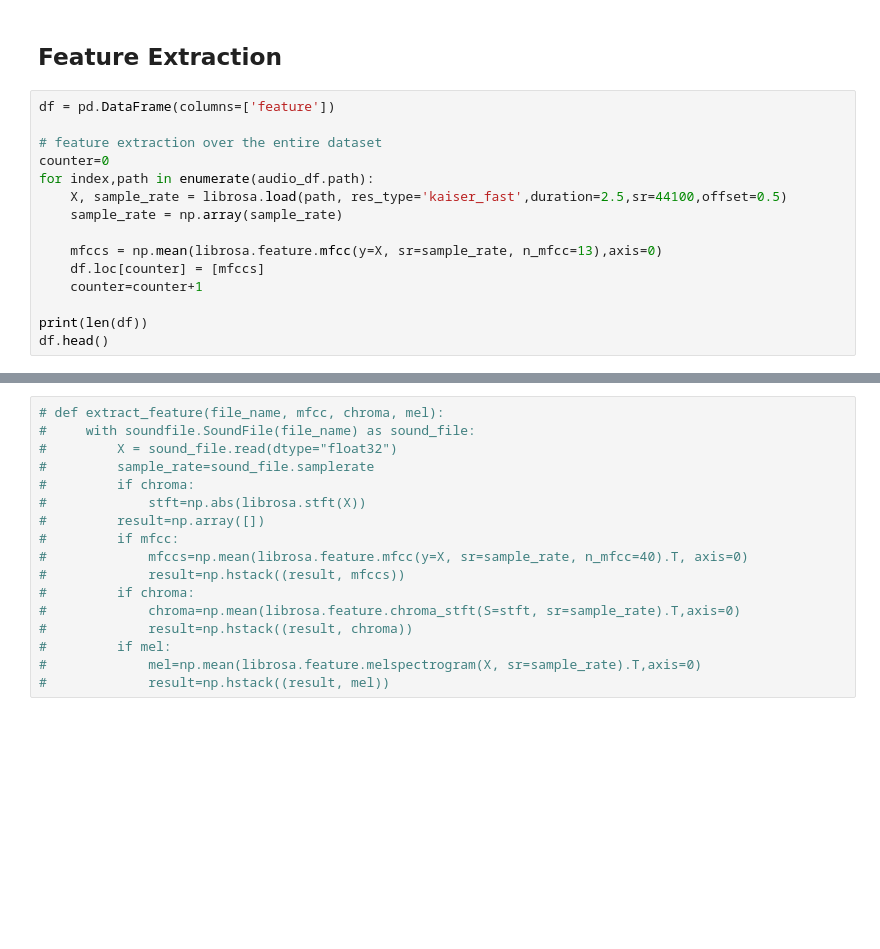
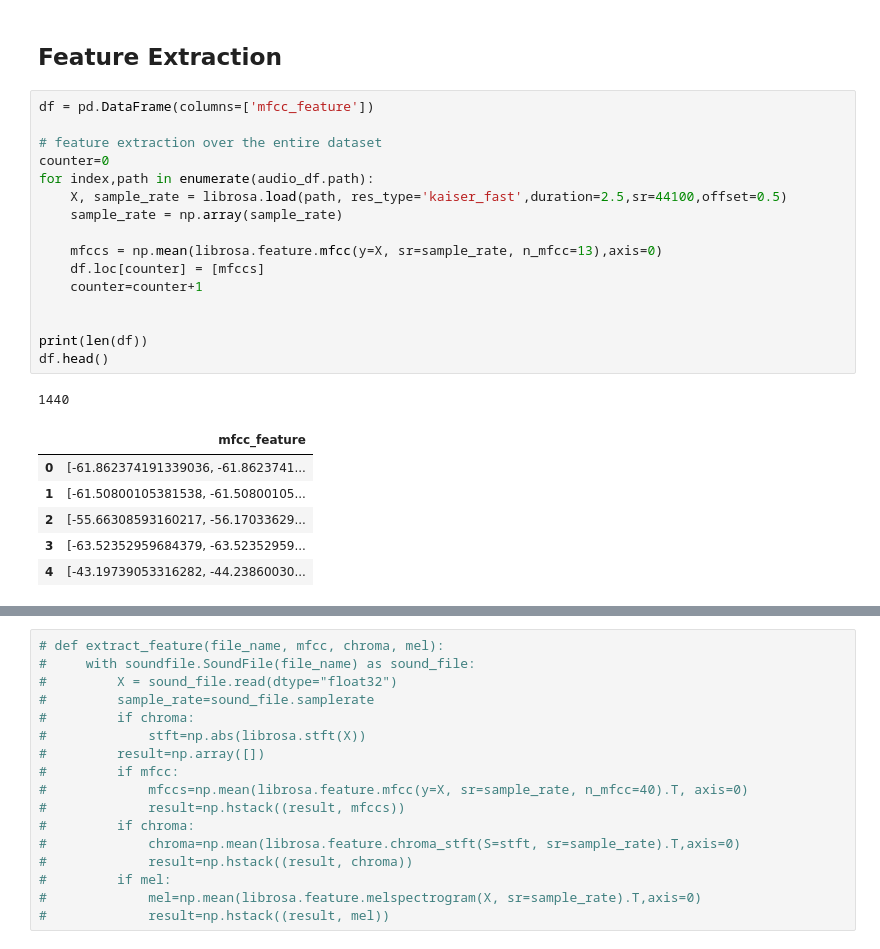
Before and after one commit to mkosaka1/Speech_Emotion_Recognition, a Jupyter notebook: eda_preprocessing.ipynb, the cells around one changed output, grey strips where cells are left out. Cells and saved outputs as stored; diff of their text form; blank space fills up the shorter version.

```diff
--- a/eda_preprocessing.ipynb
+++ b/eda_preprocessing.ipynb
@@ -273,17 +270,26 @@ plt.colorbar();
 # %% [markdown]
 ## Feature Extraction
 # %%
-df = pd.DataFrame(columns=['feature'])
+df = pd.DataFrame(columns=['mfcc_feature'])
 
 # feature extraction over the entire dataset
 counter=0
 for index,path in enumerate(audio_df.path):
     X, sample_rate = librosa.load(path, res_type='kaiser_fast',duration=2.5,sr=44100,offset=0.5)
     sample_rate = np.array(sample_rate)
 
     mfccs = np.mean(librosa.feature.mfcc(y=X, sr=sample_rate, n_mfcc=13),axis=0)
     df.loc[counter] = [mfccs]
     counter=counter+1
 
+
 print(len(df))
 df.head()
+# %% [output]
+1440
+|  | mfcc_feature |
+| 0 | [-61.862374191339036, -61.8623741... |
+| 1 | [-61.50800105381538, -61.50800105... |
+| 2 | [-55.66308593160217, -56.17033629... |
+| 3 | [-63.52352959684379, -63.52352959... |
+| 4 | [-43.19739053316282, -44.23860030... |
```
Also changed, not shown: parts of 7 cells of this notebook, 2 other files.
